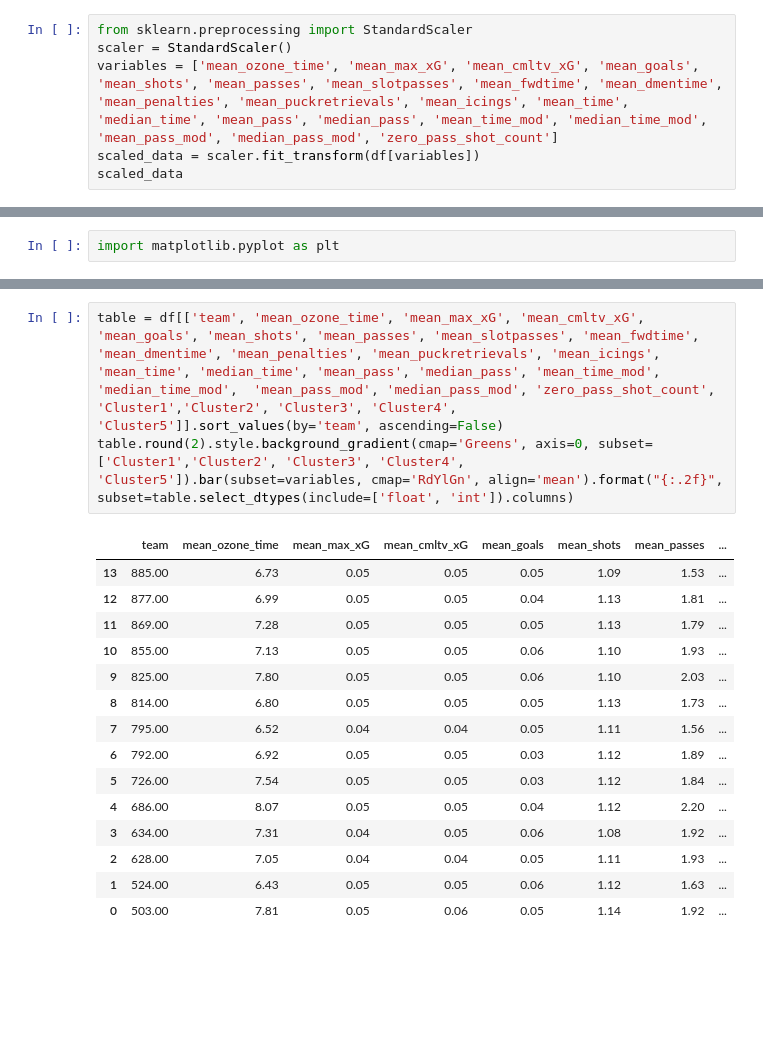
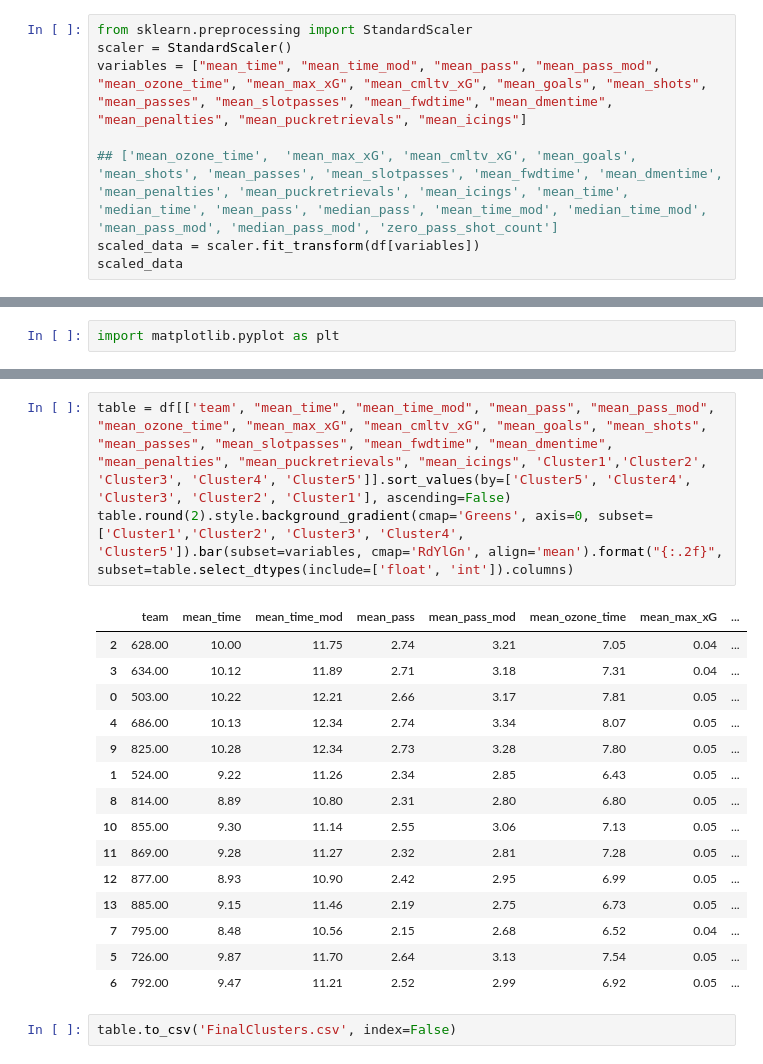
Before and after one commit to AliRZ-02/linhac2024, a Jupyter notebook: clusters.ipynb, the cells around one changed output, grey strips where cells are left out. Drawn from its saved outputs; the diff is of its cells as text; blank space fills up the shorter version.

```diff
--- a/clusters.ipynb
+++ b/clusters.ipynb
@@ -6,7 +6,9 @@ df = pd.merge(df1, df2, on=['team'], how='left')
 # %%
 from sklearn.preprocessing import StandardScaler
 scaler = StandardScaler()
-variables = ['mean_ozone_time',	'mean_max_xG', 'mean_cmltv_xG',	'mean_goals', 'mean_shots', 'mean_passes', 'mean_slotpasses', 'mean_fwdtime', 'mean_dmentime', 'mean_penalties', 'mean_puckretrievals', 'mean_icings', 'mean_time', 'median_time', 'mean_pass', 'median_pass', 'mean_time_mod', 'median_time_mod',	'mean_pass_mod', 'median_pass_mod', 'zero_pass_shot_count']
+variables = ["mean_time", "mean_time_mod", "mean_pass", "mean_pass_mod", "mean_ozone_time", "mean_max_xG", "mean_cmltv_xG", "mean_goals", "mean_shots", "mean_passes", "mean_slotpasses", "mean_fwdtime", "mean_dmentime", "mean_penalties", "mean_puckretrievals", "mean_icings"]
+
+## ['mean_ozone_time',	'mean_max_xG', 'mean_cmltv_xG',	'mean_goals', 'mean_shots', 'mean_passes', 'mean_slotpasses', 'mean_fwdtime', 'mean_dmentime', 'mean_penalties', 'mean_puckretrievals', 'mean_icings', 'mean_time', 'median_time', 'mean_pass', 'median_pass', 'mean_time_mod', 'median_time_mod',	'mean_pass_mod', 'median_pass_mod', 'zero_pass_shot_count']
 scaled_data = scaler.fit_transform(df[variables])
 scaled_data
 # %% [output]
@@ -87,19 +89,21 @@ IndexError: index 5 is out of bounds for axis 0 with size 5
 # %%
-table = df[['team', 'mean_ozone_time', 'mean_max_xG', 'mean_cmltv_xG', 'mean_goals', 'mean_shots', 'mean_passes', 'mean_slotpasses', 'mean_fwdtime', 'mean_dmentime', 'mean_penalties', 'mean_puckretrievals', 'mean_icings', 'mean_time', 'median_time', 'mean_pass', 'median_pass', 'mean_time_mod', 'median_time_mod',	'mean_pass_mod', 'median_pass_mod', 'zero_pass_shot_count', 'Cluster1','Cluster2', 'Cluster3', 'Cluster4', 'Cluster5']].sort_values(by='team', ascending=False)
+table = df[['team', "mean_time", "mean_time_mod", "mean_pass", "mean_pass_mod", "mean_ozone_time", "mean_max_xG", "mean_cmltv_xG", "mean_goals", "mean_shots", "mean_passes", "mean_slotpasses", "mean_fwdtime", "mean_dmentime", "mean_penalties", "mean_puckretrievals", "mean_icings", 'Cluster1','Cluster2', 'Cluster3', 'Cluster4', 'Cluster5']].sort_values(by=['Cluster5', 'Cluster4', 'Cluster3', 'Cluster2', 'Cluster1'], ascending=False)
 table.round(2).style.background_gradient(cmap='Greens', axis=0, subset=['Cluster1','Cluster2', 'Cluster3', 'Cluster4', 'Cluster5']).bar(subset=variables, cmap='RdYlGn', align='mean').format("{:.2f}", subset=table.select_dtypes(include=['float', 'int']).columns)
 # %% [output]
-|  | team | mean_ozone_time | mean_max_xG | mean_cmltv_xG | mean_goals | mean_shots | mean_passes | ... |
-| 13 | 885.00 | 6.73 | 0.05 | 0.05 | 0.05 | 1.09 | 1.53 | ... |
-| 12 | 877.00 | 6.99 | 0.05 | 0.05 | 0.04 | 1.13 | 1.81 | ... |
-| 11 | 869.00 | 7.28 | 0.05 | 0.05 | 0.05 | 1.13 | 1.79 | ... |
-| 10 | 855.00 | 7.13 | 0.05 | 0.05 | 0.06 | 1.10 | 1.93 | ... |
-| 9 | 825.00 | 7.80 | 0.05 | 0.05 | 0.06 | 1.10 | 2.03 | ... |
-| 8 | 814.00 | 6.80 | 0.05 | 0.05 | 0.05 | 1.13 | 1.73 | ... |
-| 7 | 795.00 | 6.52 | 0.04 | 0.04 | 0.05 | 1.11 | 1.56 | ... |
-| 6 | 792.00 | 6.92 | 0.05 | 0.05 | 0.03 | 1.12 | 1.89 | ... |
-| 5 | 726.00 | 7.54 | 0.05 | 0.05 | 0.03 | 1.12 | 1.84 | ... |
-| 4 | 686.00 | 8.07 | 0.05 | 0.05 | 0.04 | 1.12 | 2.20 | ... |
-| 3 | 634.00 | 7.31 | 0.04 | 0.05 | 0.06 | 1.08 | 1.92 | ... |
-| 2 | 628.00 | 7.05 | 0.04 | 0.04 | 0.05 | 1.11 | 1.93 | ... |
-| 1 | 524.00 | 6.43 | 0.05 | 0.05 | 0.06 | 1.12 | 1.63 | ... |
-| 0 | 503.00 | 7.81 | 0.05 | 0.06 | 0.05 | 1.14 | 1.92 | ... |
+|  | team | mean_time | mean_time_mod | mean_pass | mean_pass_mod | mean_ozone_time | mean_max_xG | ... |
+| 2 | 628.00 | 10.00 | 11.75 | 2.74 | 3.21 | 7.05 | 0.04 | ... |
+| 3 | 634.00 | 10.12 | 11.89 | 2.71 | 3.18 | 7.31 | 0.04 | ... |
+| 0 | 503.00 | 10.22 | 12.21 | 2.66 | 3.17 | 7.81 | 0.05 | ... |
+| 4 | 686.00 | 10.13 | 12.34 | 2.74 | 3.34 | 8.07 | 0.05 | ... |
+| 9 | 825.00 | 10.28 | 12.34 | 2.73 | 3.28 | 7.80 | 0.05 | ... |
+| 1 | 524.00 | 9.22 | 11.26 | 2.34 | 2.85 | 6.43 | 0.05 | ... |
+| 8 | 814.00 | 8.89 | 10.80 | 2.31 | 2.80 | 6.80 | 0.05 | ... |
+| 10 | 855.00 | 9.30 | 11.14 | 2.55 | 3.06 | 7.13 | 0.05 | ... |
+| 11 | 869.00 | 9.28 | 11.27 | 2.32 | 2.81 | 7.28 | 0.05 | ... |
+| 12 | 877.00 | 8.93 | 10.90 | 2.42 | 2.95 | 6.99 | 0.05 | ... |
+| 13 | 885.00 | 9.15 | 11.46 | 2.19 | 2.75 | 6.73 | 0.05 | ... |
+| 7 | 795.00 | 8.48 | 10.56 | 2.15 | 2.68 | 6.52 | 0.04 | ... |
+| 5 | 726.00 | 9.87 | 11.70 | 2.64 | 3.13 | 7.54 | 0.05 | ... |
+| 6 | 792.00 | 9.47 | 11.21 | 2.52 | 2.99 | 6.92 | 0.05 | ... |
+# %%
+table.to_csv('FinalClusters.csv', index=False)
```
Also changed, not shown: parts of 3 cells of this notebook, 1 other file.
